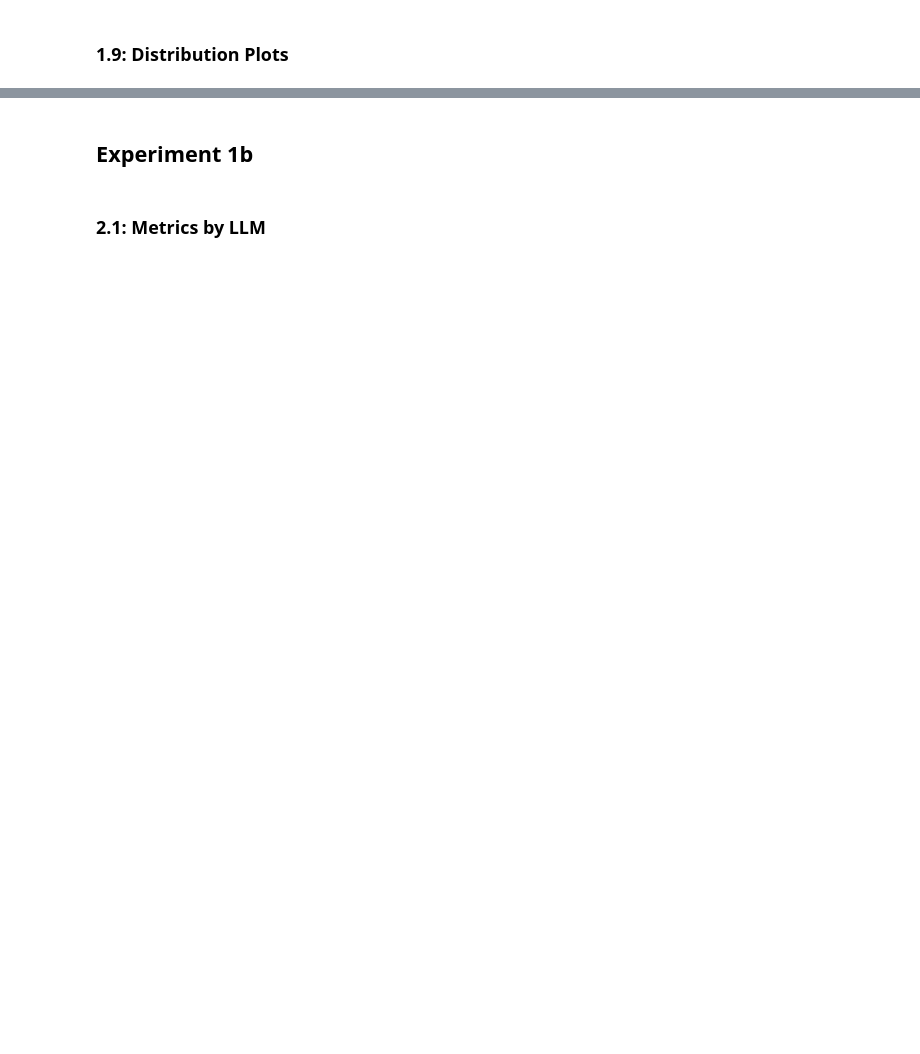
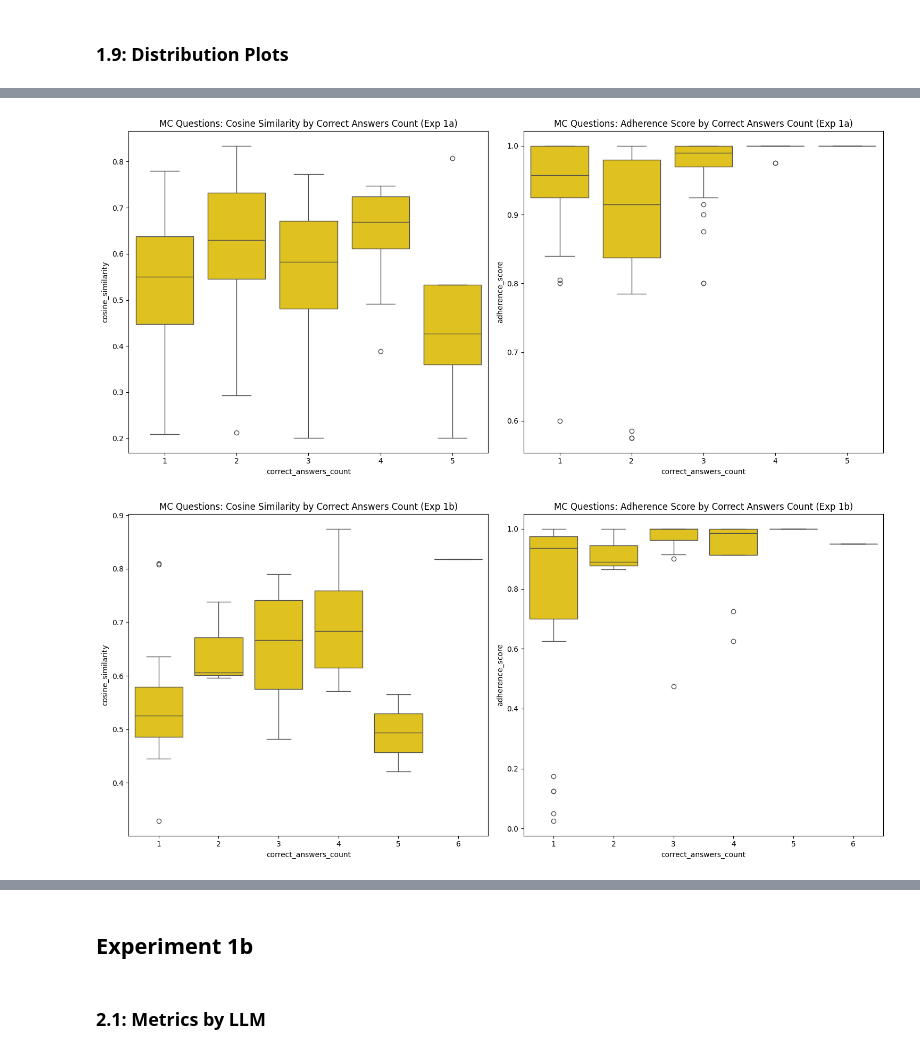
Before and after one commit to mgrube753/bachelor-thesis, a Jupyter notebook: 20_experiments/50_src/evaluation.ipynb, the cells around one changed output, grey strips where cells are left out. Drawn from its saved outputs; the diff is of its cells as text; code cells hidden in the pictures; blank space fills up the shorter version.

```diff
--- a/20_experiments/50_src/evaluation.ipynb
+++ b/20_experiments/50_src/evaluation.ipynb
@@ -291,3 +579,39 @@ plt.show()
+# %%
+# Multiple Choice specific plots for both experiments
+# Filter MC questions for both experiments
+mc_exp1a = exp1a_df[exp1a_df['question_type'] == 'multiple_choice'].copy()
+mc_exp1b = exp1b_df[exp1b_df['question_type'] == 'multiple_choice'].copy()
+
+if not mc_exp1a.empty:
+    # Plot by correct answers count - Exp 1a
+    fig, ax = plt.subplots(1, 2, figsize=(15, 7))
+    plots['exp1a_mc_by_correct_answers'] = fig
+
+    sns.boxplot(x='correct_answers_count', y='cosine_similarity', data=mc_exp1a, ax=ax[0], color='gold')
+    ax[0].set_title('MC Questions: Cosine Similarity by Correct Answers Count (Exp 1a)')
+
+    sns.boxplot(x='correct_answers_count', y='adherence_score', data=mc_exp1a, ax=ax[1], color='gold')
+    ax[1].set_title('MC Questions: Adherence Score by Correct Answers Count (Exp 1a)')
+
+    plt.tight_layout()
+    plt.show()
+
+if not mc_exp1b.empty:
+    # Plot by correct answers count - Exp 1b
+    fig, ax = plt.subplots(1, 2, figsize=(15, 7))
+    plots['exp1b_mc_by_correct_answers'] = fig
+
+    sns.boxplot(x='correct_answers_count', y='cosine_similarity', data=mc_exp1b, ax=ax[0], color='gold')
+    ax[0].set_title('MC Questions: Cosine Similarity by Correct Answers Count (Exp 1b)')
+
+    sns.boxplot(x='correct_answers_count', y='adherence_score', data=mc_exp1b, ax=ax[1], color='gold')
+    ax[1].set_title('MC Questions: Adherence Score by Correct Answers Count (Exp 1b)')
+
+    plt.tight_layout()
+    plt.show()
+# %% [output]
+[figure, added]
+[figure, added]
 # %%
 # # Correlation matrix for exp1a
 # corr_matrix_exp1a = exp1a_df[['cosine_similarity', 'adherence_score']].corr()
```
Also changed, not shown: parts of 46 cells of this notebook, 7 other files.
